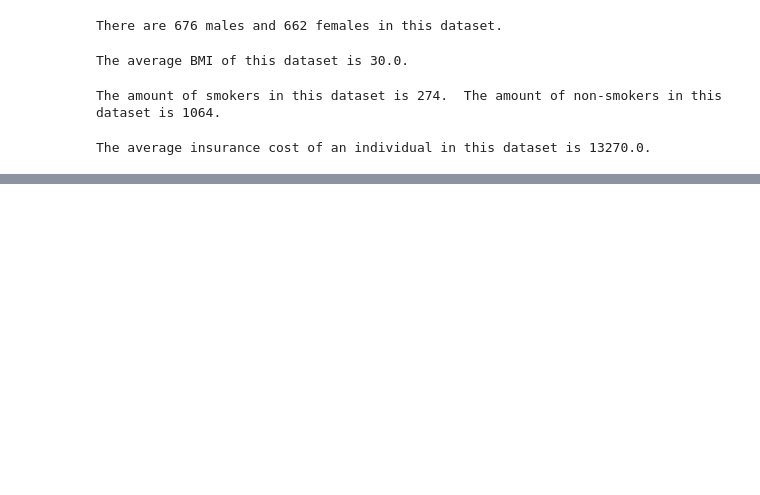
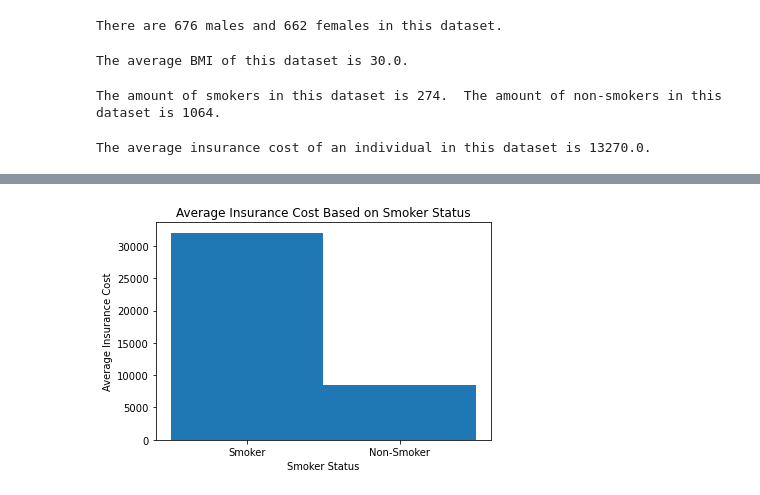
Before and after one commit to otdossett/Insurance-Data-Portfolio-Project, a Jupyter notebook: InsuranceDataNotebook.ipynb, the cells around one changed output, grey strips where cells are left out. Saved outputs shown, nothing was run; the diff lists cells and outputs as text; code cells hidden in the pictures; blank space fills up the shorter version.

```diff
--- a/InsuranceDataNotebook.ipynb
+++ b/InsuranceDataNotebook.ipynb
@@ -118,0 +124,21 @@ plt.show()
+# %%
+smoker_charge_dictionary = {}
+i = 0
+while i in range(len(patient_Stats.smoker)):
+    if patient_Stats.smoker[i] not in smoker_charge_dictionary:
+        smoker_charge_dictionary[patient_Stats.smoker[i]] = [patient_Stats.charges[i]]
+    else:
+        smoker_charge_dictionary[patient_Stats.smoker[i]].append(patient_Stats.charges[i])
+    i+=1
+smoker_average_charges = []
+i = 0
+smoker_average_charges.append(np.mean(smoker_charge_dictionary['yes']))
+smoker_average_charges.append(np.mean(smoker_charge_dictionary['no']))
+fig, ax = plt.subplots()
+ax.bar(['Smoker', 'Non-Smoker'],smoker_average_charges , width=1)
+ax.set_ylabel('Average Insurance Cost')
+ax.set_xlabel('Smoker Status')
+ax.set_title('Average Insurance Cost Based on Smoker Status')
+plt.show()
+# %% [output]
+[figure, added]
```
Also changed, not shown: parts of 2 cells of this notebook.
